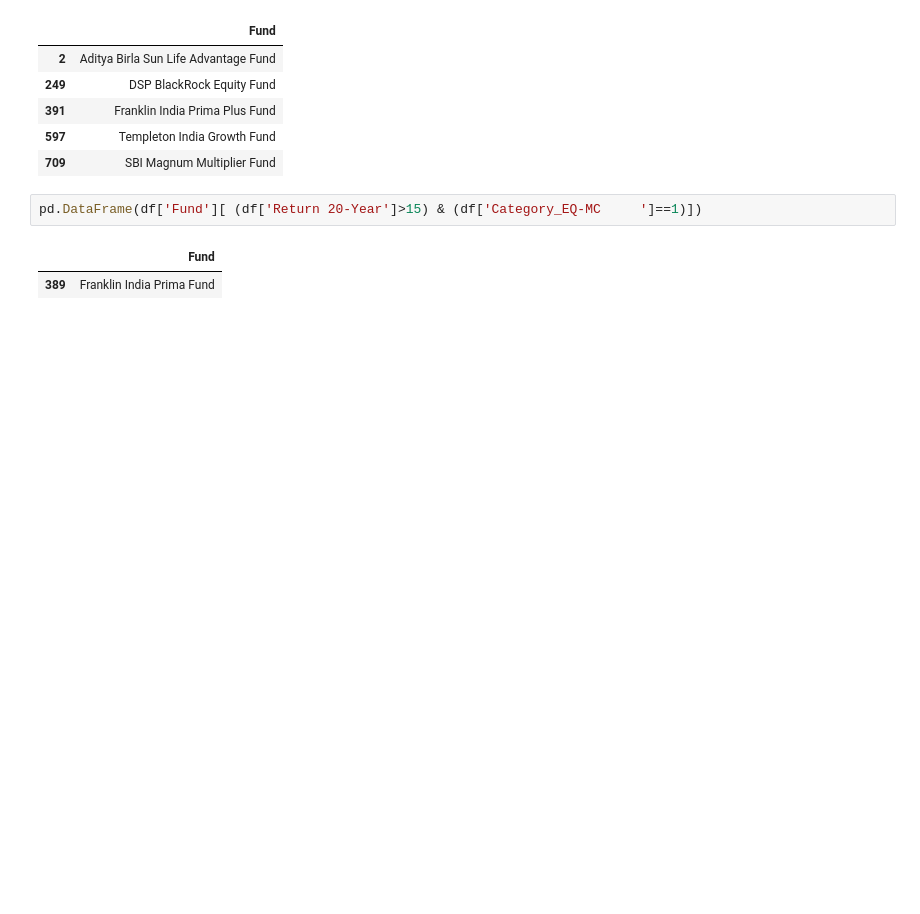
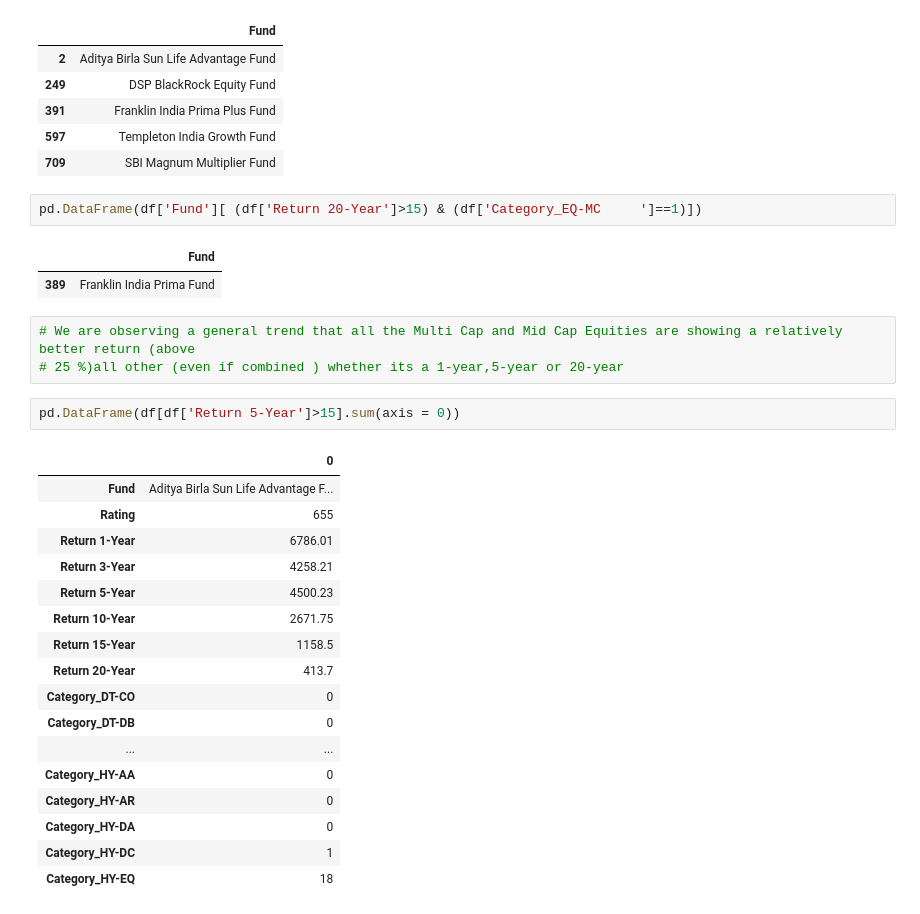
Before and after one commit to MritunjayMohitesh/SIP_return_analysis, a Jupyter notebook: sip_analysis.ipynb, the cells around one changed output. Saved outputs shown, nothing was run; the diff lists cells and outputs as text; blank space fills up the shorter version.

```diff
--- a/sip_analysis.ipynb
+++ b/sip_analysis.ipynb
@@ -390,3 +371,26 @@ pd.DataFrame(df['Fund'][ (df['Return 20-Year']>15) & (df['Category_EQ-MC     ']=
 # %% [output]
 |  | Fund |
 | 389 | Franklin India Prima Fund |
+# %%
+# We are observing a general trend that all the Multi Cap and Mid Cap Equities are showing a relatively better return (above
+# 25 %)all other (even if combined ) whether its a 1-year,5-year or 20-year
+# %%
+pd.DataFrame(df[df['Return 5-Year']>15].sum(axis = 0))
+# %% [output]
+|  | 0 |
+| Fund | Aditya Birla Sun Life Advantage F... |
+| Rating | 655 |
+| Return 1-Year | 6786.01 |
+| Return 3-Year | 4258.21 |
+| Return 5-Year | 4500.23 |
+| Return 10-Year | 2671.75 |
+| Return 15-Year | 1158.5 |
+| Return 20-Year | 413.7 |
+| Category_DT-CO | 0 |
+| Category_DT-DB | 0 |
+| ... | ... |
+| Category_HY-AA | 0 |
+| Category_HY-AR | 0 |
+| Category_HY-DA | 0 |
+| Category_HY-DC | 1 |
+| Category_HY-EQ | 18 |
```
Also changed, not shown: parts of 25 cells of this notebook.
